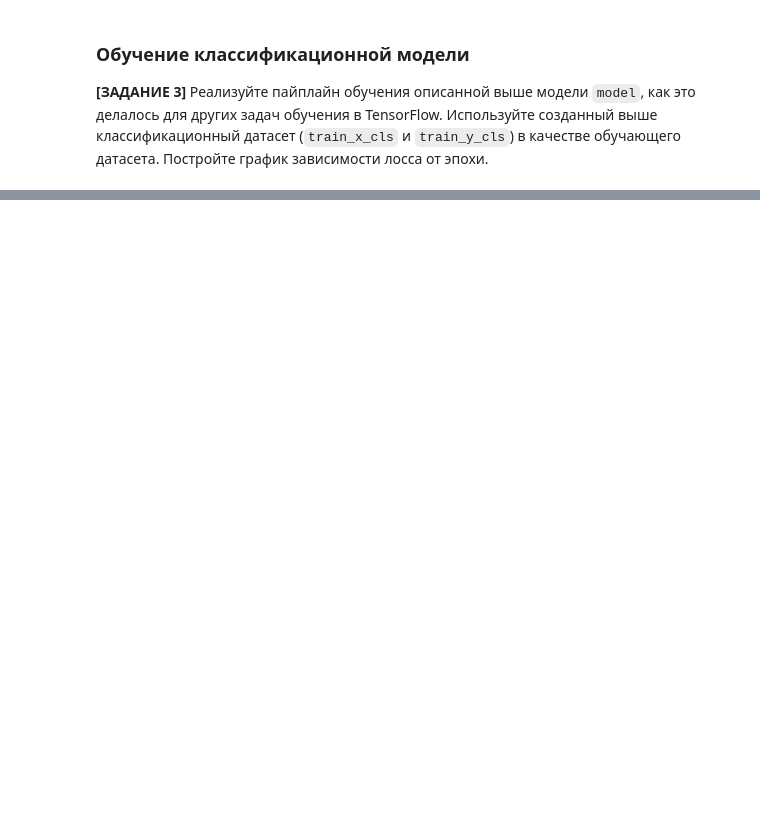
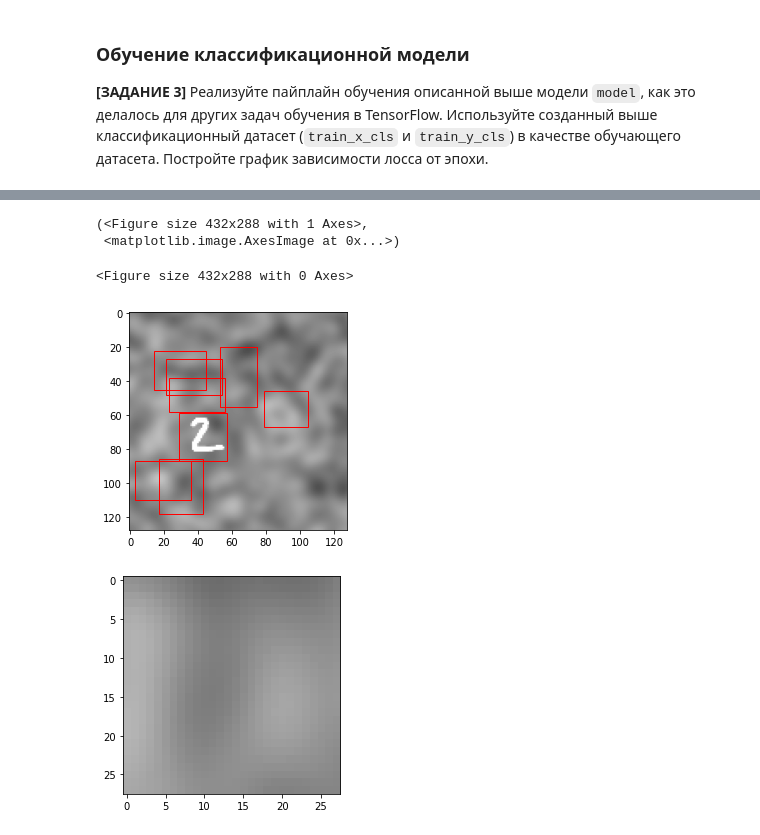
Before and after one commit to vsolodkyi/NeuralNetworks_SkillBox, a Jupyter notebook: module_9/2_RCNN_1.ipynb, the cells around one changed output, grey strips where cells are left out. Cells and saved outputs as stored; diff of their text form; code cells hidden in the pictures; blank space fills up the shorter version.

```diff
--- a/module_9/2_RCNN_1.ipynb
+++ b/module_9/2_RCNN_1.ipynb
@@ -312,0 +359,28 @@ train_x_cls, train_y_cls = gen_classification_ds(train_x_det, train_y_det, inp_s
+# %%
+inp_size = (28, 28)
+
+idx = 0
+img = test_x_det[idx]
+proposals_img = test_proposals[idx]
+proposal = proposals_img[0]
+
+ry, rx, rh, rw = proposal
+box_y = int(round(ry * img.shape[0]))
+box_x = int(round(rx * img.shape[1]))
+box_w = int(round(rw * img.shape[1]))
+box_h = int(round(rh * img.shape[0]))
+img_sub = img[box_y:box_y+box_h, box_x:box_x+box_w, :]
+img_inp = resize(img_sub, (inp_size[0], inp_size[1]),
+    order=3, mode='reflect', anti_aliasing=True)
+
+# Все пропозалы
+plt.figure(), show_proposals(img, proposals_img)
+
+# Вырезанный и трансформированный пропозал
+plt.figure(), plt.imshow(img_inp[...,0], 'gray', vmin=0, vmax=1,)
+# %% [output]
+(<Figure size 432x288 with 1 Axes>,
+ <matplotlib.image.AxesImage at 0x...>)
+<Figure size 432x288 with 0 Axes>
+[figure, added]
+[figure, added]
```
Also changed, not shown: parts of 11 cells of this notebook.
